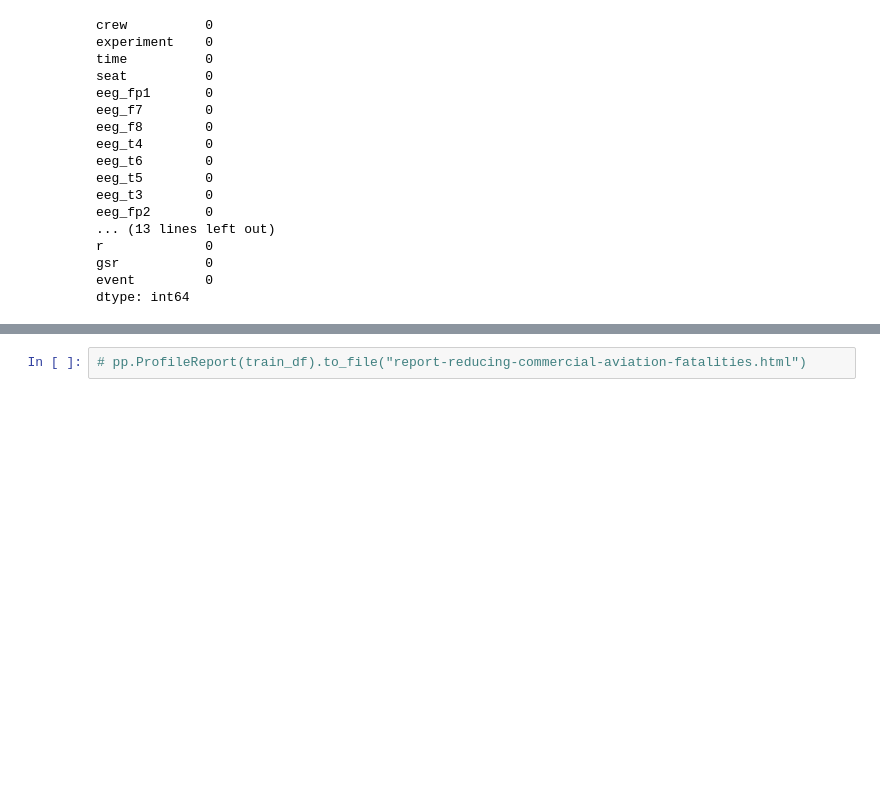
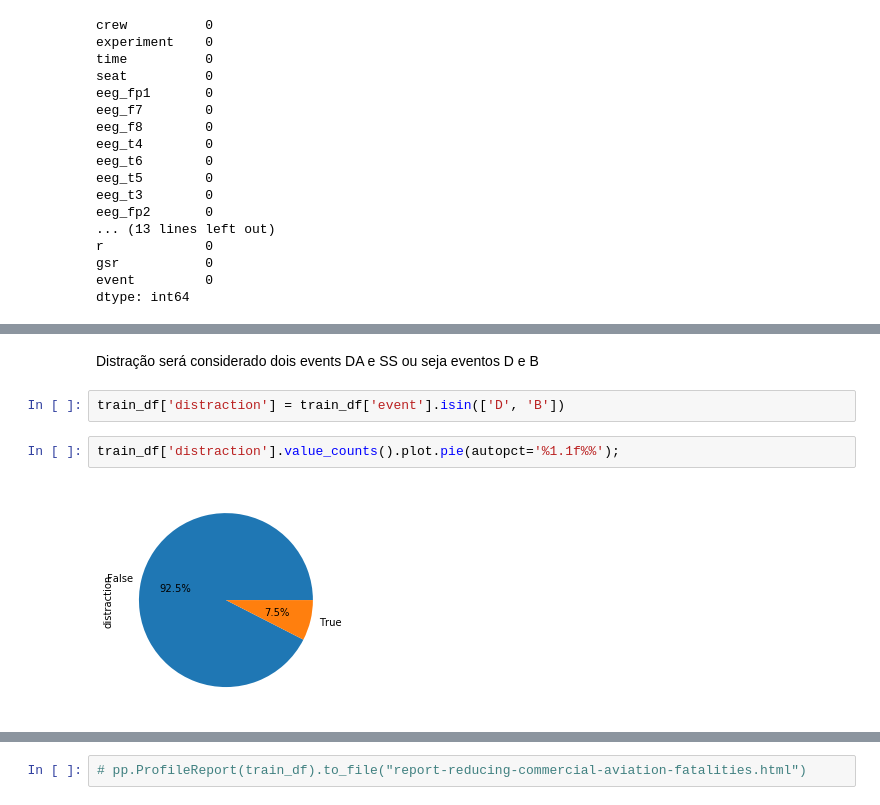
Before and after one commit to joaopamaral/tcc_puc_cdbd, a Jupyter notebook: EDA_TCC.ipynb, the cells around one changed output, grey strips where cells are left out. Saved outputs shown, nothing was run; the diff lists cells and outputs as text; blank space fills up the shorter version.

```diff
--- a/EDA_TCC.ipynb
+++ b/EDA_TCC.ipynb
@@ -138,3 +143,11 @@ train_df.groupby('seat').experiment.value_counts().unstack(0).sort_index().plot.
+# %% [markdown]
+Distração será considerado dois events DA e SS ou seja eventos D e B
+# %%
+train_df['distraction'] = train_df['event'].isin(['D', 'B'])
+# %%
+train_df['distraction'].value_counts().plot.pie(autopct='%1.1f%%');
+# %% [output]
+[figure, added]
 # %%
 def plot_eeg(crew='1', experiment='CA', start_time=.5, end_time=.6):
     eeg_cols = train_df.columns[train_df.columns.str.contains('eeg_')]
```
Also changed, not shown: parts of 16 cells of this notebook.
